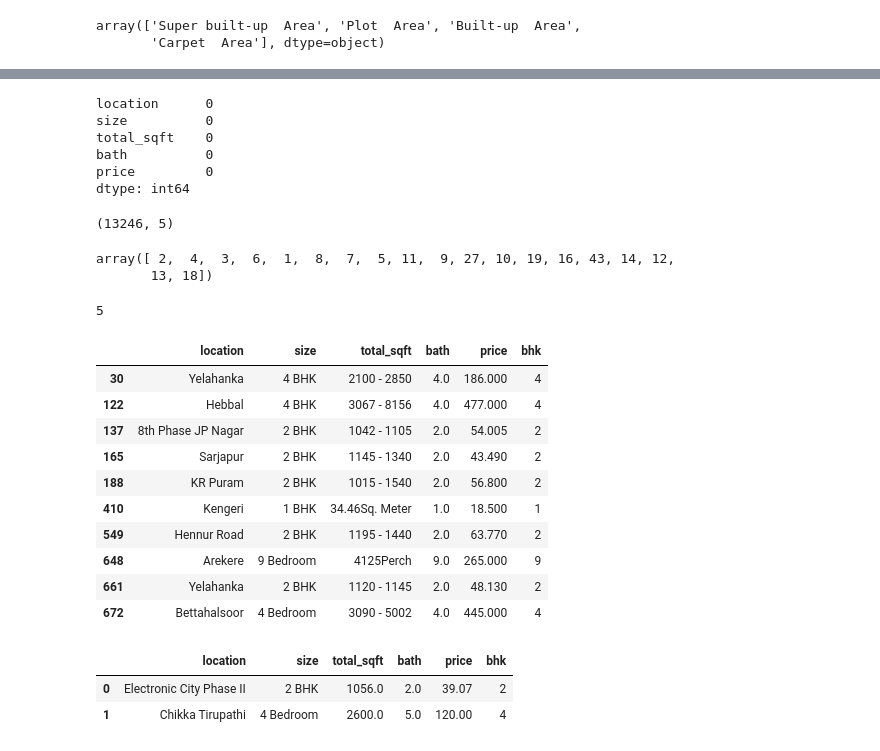
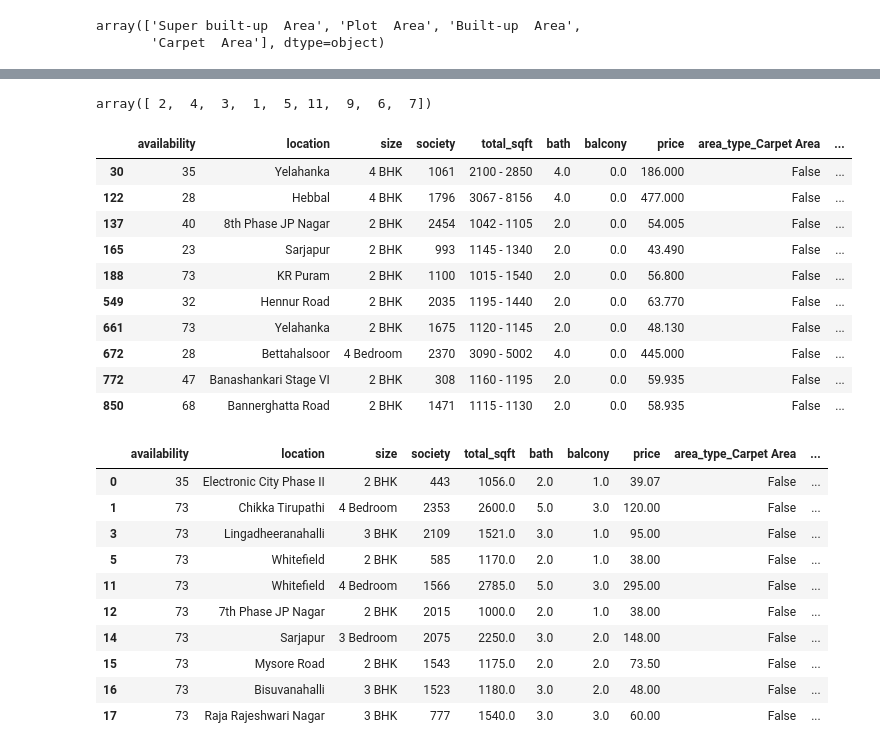
Before and after one commit to AMRRAGHEB118/banglore_home_prices, a Jupyter notebook: banglore_home_prices.ipynb, the cells around one changed output, grey strips where cells are left out. Cells and saved outputs as stored; diff of their text form; code cells hidden in the pictures.

```diff
--- a/banglore_home_prices.ipynb
+++ b/banglore_home_prices.ipynb
@@ -28,0 +57,3 @@ Index(['area_type', 'availability', 'location', 'size', 'society',
+# %%
+df = df.dropna()
+df.isnull().sum()
@@ -56,0 +101,6 @@ dtype: int64
+# %%
+label_encoder = LabelEncoder()
+df['availability'] = label_encoder.fit_transform(df['availability'].astype(str))
+df['society'] = label_encoder.fit_transform(df['society'])
+# %%
+df = pd.get_dummies(df, columns=['area_type'], drop_first=True)
@@ -61,24 +120,8 @@ df2.shape
-# %%
-df3 = df2.dropna()
-df3.isnull().sum()
-# %% [output]
-location      0
-size          0
-total_sqft    0
-bath          0
-price         0
-dtype: int64
-# %%
-df3.shape
-# %% [output]
-(13246, 5)
 # %%
-df3 = df3.copy()
-df3['bhk'] = df3['size'].apply(lambda x: int(x.split(' ')[0]))
-df3.bhk.unique()
+df['bhk'] = df['size'].apply(lambda x: int(x.split(' ')[0]))
+df["bhk"].unique()
 # %% [output]
-array([ 2,  4,  3,  6,  1,  8,  7,  5, 11,  9, 27, 10, 19, 16, 43, 14, 12,
-       13, 18])
+array([ 2,  4,  3,  1,  5, 11,  9,  6,  7])
 # %%
 def is_float(x):
     try:
@@ -86,24 +129,20 @@ def is_float(x):
     except:
         return False
     return True
-# %%
-2+3
-# %% [output]
-5
 # %%
-df3[~df3['total_sqft'].apply(is_float)].head(10)
+df[~df['total_sqft'].apply(is_float)].head(10)
 # %% [output]
-|  | location | size | total_sqft | bath | price | bhk |
-| 30 | Yelahanka | 4 BHK | 2100 - 2850 | 4.0 | 186.000 | 4 |
-| 122 | Hebbal | 4 BHK | 3067 - 8156 | 4.0 | 477.000 | 4 |
-| 137 | 8th Phase JP Nagar | 2 BHK | 1042 - 1105 | 2.0 | 54.005 | 2 |
-| 165 | Sarjapur | 2 BHK | 1145 - 1340 | 2.0 | 43.490 | 2 |
-| 188 | KR Puram | 2 BHK | 1015 - 1540 | 2.0 | 56.800 | 2 |
-| 410 | Kengeri | 1 BHK | 34.46Sq. Meter | 1.0 | 18.500 | 1 |
-| 549 | Hennur Road | 2 BHK | 1195 - 1440 | 2.0 | 63.770 | 2 |
-| 648 | Arekere | 9 Bedroom | 4125Perch | 9.0 | 265.000 | 9 |
-| 661 | Yelahanka | 2 BHK | 1120 - 1145 | 2.0 | 48.130 | 2 |
-| 672 | Bettahalsoor | 4 Bedroom | 3090 - 5002 | 4.0 | 445.000 | 4 |
+|  | availability | location | size | society | total_sqft | bath | balcony | price | area_type_Carpet Area | ... |
+| 30 | 35 | Yelahanka | 4 BHK | 1061 | 2100 - 2850 | 4.0 | 0.0 | 186.000 | False | ... |
+| 122 | 28 | Hebbal | 4 BHK | 1796 | 3067 - 8156 | 4.0 | 0.0 | 477.000 | False | ... |
+| 137 | 40 | 8th Phase JP Nagar | 2 BHK | 2454 | 1042 - 1105 | 2.0 | 0.0 | 54.005 | False | ... |
+| 165 | 23 | Sarjapur | 2 BHK | 993 | 1145 - 1340 | 2.0 | 0.0 | 43.490 | False | ... |
+| 188 | 73 | KR Puram | 2 BHK | 1100 | 1015 - 1540 | 2.0 | 0.0 | 56.800 | False | ... |
+| 549 | 32 | Hennur Road | 2 BHK | 2035 | 1195 - 1440 | 2.0 | 0.0 | 63.770 | False | ... |
+| 661 | 73 | Yelahanka | 2 BHK | 1675 | 1120 - 1145 | 2.0 | 0.0 | 48.130 | False | ... |
+| 672 | 28 | Bettahalsoor | 4 Bedroom | 2370 | 3090 - 5002 | 4.0 | 0.0 | 445.000 | False | ... |
+| 772 | 47 | Banashankari Stage VI | 2 BHK | 308 | 1160 - 1195 | 2.0 | 0.0 | 59.935 | False | ... |
+| 850 | 68 | Bannerghatta Road | 2 BHK | 1471 | 1115 - 1130 | 2.0 | 0.0 | 58.935 | False | ... |
 # %%
 def convert_sqft_to_num(x):
     tokens = x.split('-')
@@ -114,12 +153,19 @@ def convert_sqft_to_num(x):
     except:
         return None
 # %%
-df4 = df3.copy()
-df4.total_sqft = df4.total_sqft.apply(convert_sqft_to_num)
-df4 = df4[df4.total_sqft.notnull()]
-df4.head(2)
+df["total_sqft"] = df["total_sqft"].apply(convert_sqft_to_num)
+df = df[df["total_sqft"].notnull()]
+df.head(10)
 # %% [output]
-|  | location | size | total_sqft | bath | price | bhk |
-| 0 | Electronic City Phase II | 2 BHK | 1056.0 | 2.0 | 39.07 | 2 |
-| 1 | Chikka Tirupathi | 4 Bedroom | 2600.0 | 5.0 | 120.00 | 4 |
+|  | availability | location | size | society | total_sqft | bath | balcony | price | area_type_Carpet Area | ... |
+| 0 | 35 | Electronic City Phase II | 2 BHK | 443 | 1056.0 | 2.0 | 1.0 | 39.07 | False | ... |
+| 1 | 73 | Chikka Tirupathi | 4 Bedroom | 2353 | 2600.0 | 5.0 | 3.0 | 120.00 | False | ... |
+| 3 | 73 | Lingadheeranahalli | 3 BHK | 2109 | 1521.0 | 3.0 | 1.0 | 95.00 | False | ... |
+| 5 | 73 | Whitefield | 2 BHK | 585 | 1170.0 | 2.0 | 1.0 | 38.00 | False | ... |
+| 11 | 73 | Whitefield | 4 Bedroom | 1566 | 2785.0 | 5.0 | 3.0 | 295.00 | False | ... |
+| 12 | 73 | 7th Phase JP Nagar | 2 BHK | 2015 | 1000.0 | 2.0 | 1.0 | 38.00 | False | ... |
+| 14 | 73 | Sarjapur | 3 Bedroom | 2075 | 2250.0 | 3.0 | 2.0 | 148.00 | False | ... |
+| 15 | 73 | Mysore Road | 2 BHK | 1543 | 1175.0 | 2.0 | 2.0 | 73.50 | False | ... |
+| 16 | 73 | Bisuvanahalli | 3 BHK | 1523 | 1180.0 | 3.0 | 2.0 | 48.00 | False | ... |
+| 17 | 73 | Raja Rajeshwari Nagar | 3 BHK | 777 | 1540.0 | 3.0 | 3.0 | 60.00 | False | ... |
 # %%
```
Also changed, not shown: parts of 100 cells of this notebook.
